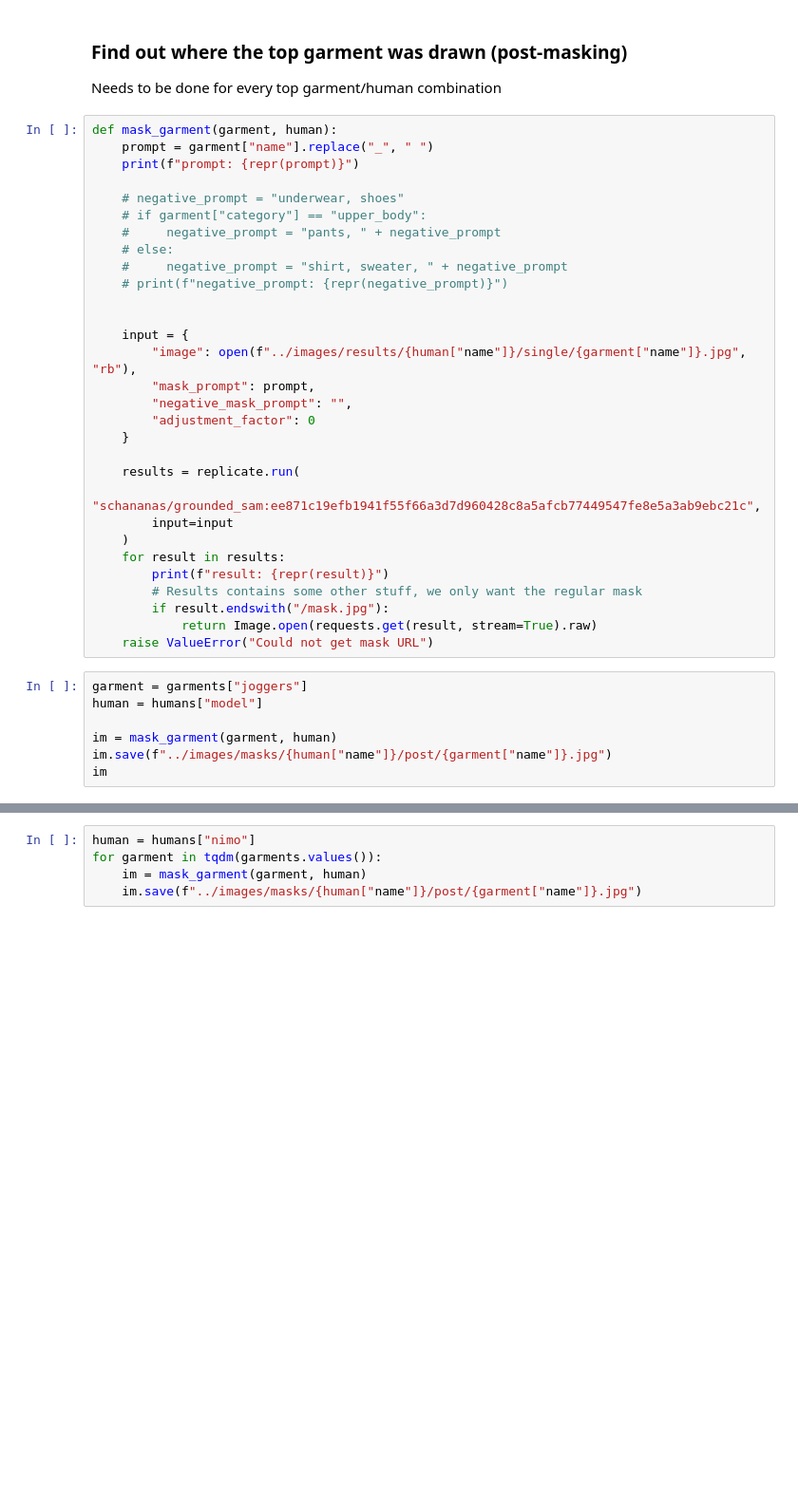
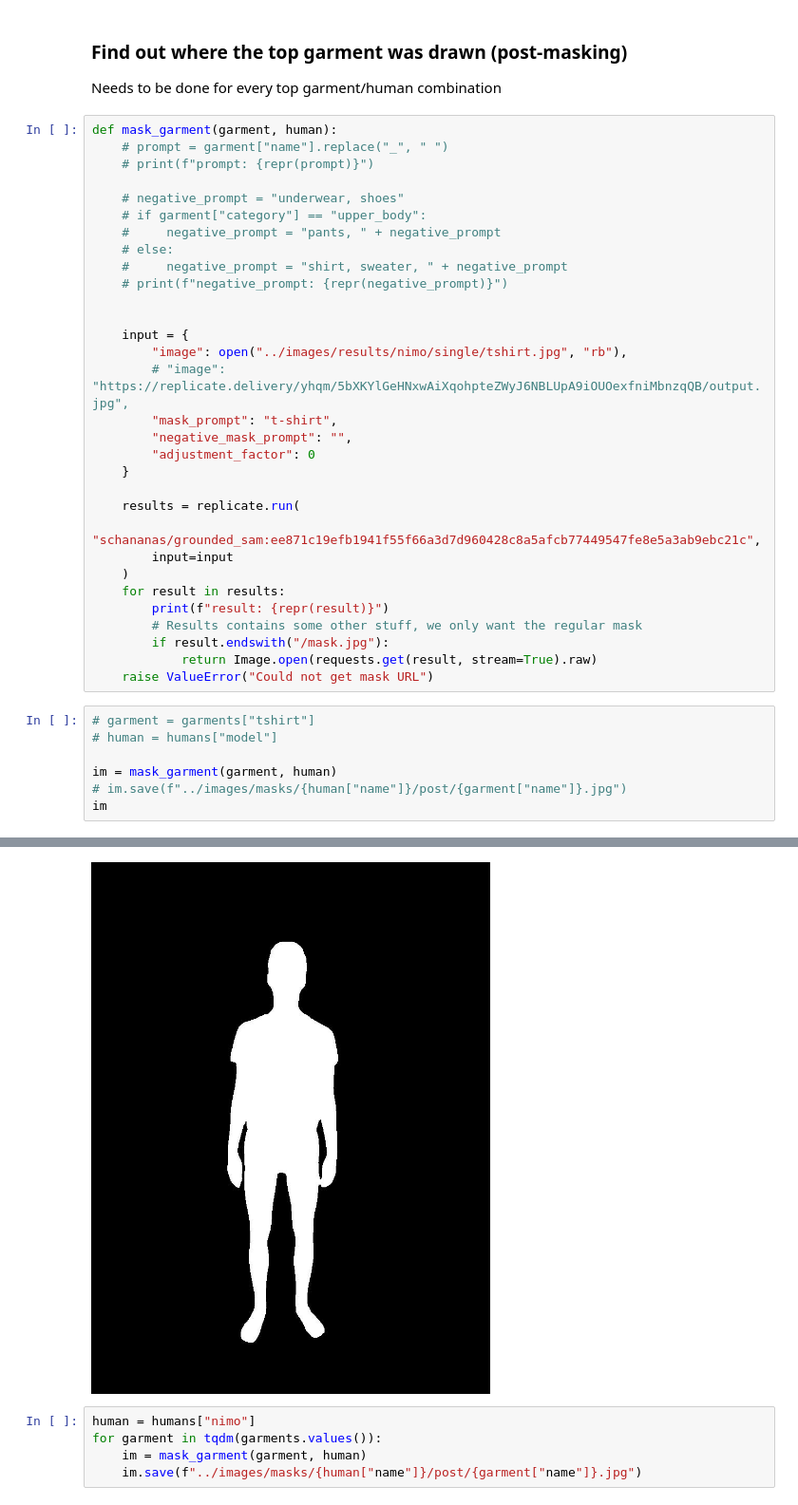
Before and after one commit to nimobeeren/dressme, a Jupyter notebook: api/notebook.ipynb, the cells around one changed output, grey strips where cells are left out. Shown at 95% size. Saved outputs shown, nothing was run; the diff lists cells and outputs as text; blank space fills up the shorter version.

```diff
--- a/api/notebook.ipynb
+++ b/api/notebook.ipynb
@@ -150,8 +152,8 @@ for garment in tqdm(garments.values()):
 Needs to be done for every top garment/human combination
 # %%
 def mask_garment(garment, human):
-    prompt = garment["name"].replace("_", " ")
-    print(f"prompt: {repr(prompt)}")
+    # prompt = garment["name"].replace("_", " ")
+    # print(f"prompt: {repr(prompt)}")
 
     # negative_prompt = "underwear, shoes"
     # if garment["category"] == "upper_body":
@@ -162,8 +164,9 @@ def mask_garment(garment, human):
 
 
     input = {
-        "image": open(f"../images/results/{human["name"]}/single/{garment["name"]}.jpg", "rb"),
-        "mask_prompt": prompt,
+        "image": open("../images/results/nimo/single/tshirt.jpg", "rb"),
+        # "image": "https://replicate.delivery/yhqm/5bXKYlGeHNxwAiXqohpteZWyJ6NBLUpA9iOUOexfniMbnzqQB/output.jpg",
+        "mask_prompt": "t-shirt",
         "negative_mask_prompt": "",
         "adjustment_factor": 0
     }
@@ -179,9 +182,10 @@ def mask_garment(garment, human):
             return Image.open(requests.get(result, stream=True).raw)
     raise ValueError("Could not get mask URL")
 # %%
-garment = garments["joggers"]
-human = humans["model"]
+# garment = garments["tshirt"]
+# human = humans["model"]
 
 im = mask_garment(garment, human)
-im.save(f"../images/masks/{human["name"]}/post/{garment["name"]}.jpg")
+# im.save(f"../images/masks/{human["name"]}/post/{garment["name"]}.jpg")
 im
+# %% [output]
@@ -188,3 +195,4 @@ im
+[figure, added]
 # %%
 human = humans["nimo"]
 for garment in tqdm(garments.values()):
```
Also changed, not shown: parts of 2 cells of this notebook, 1 other file.
